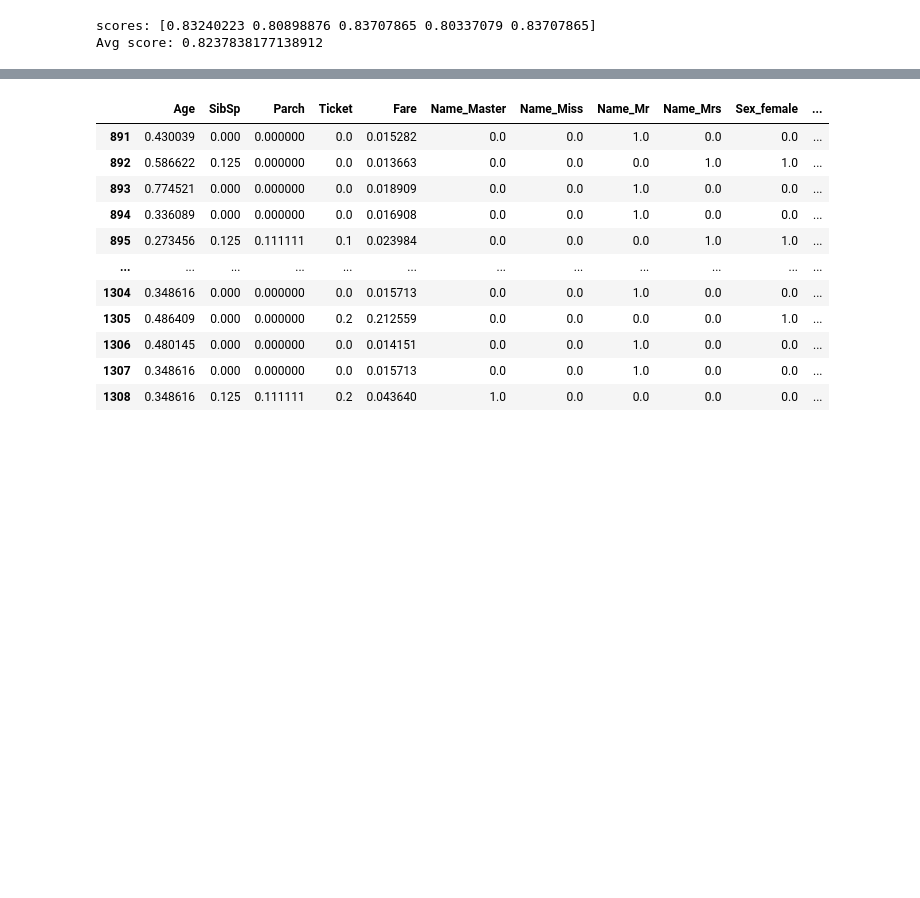
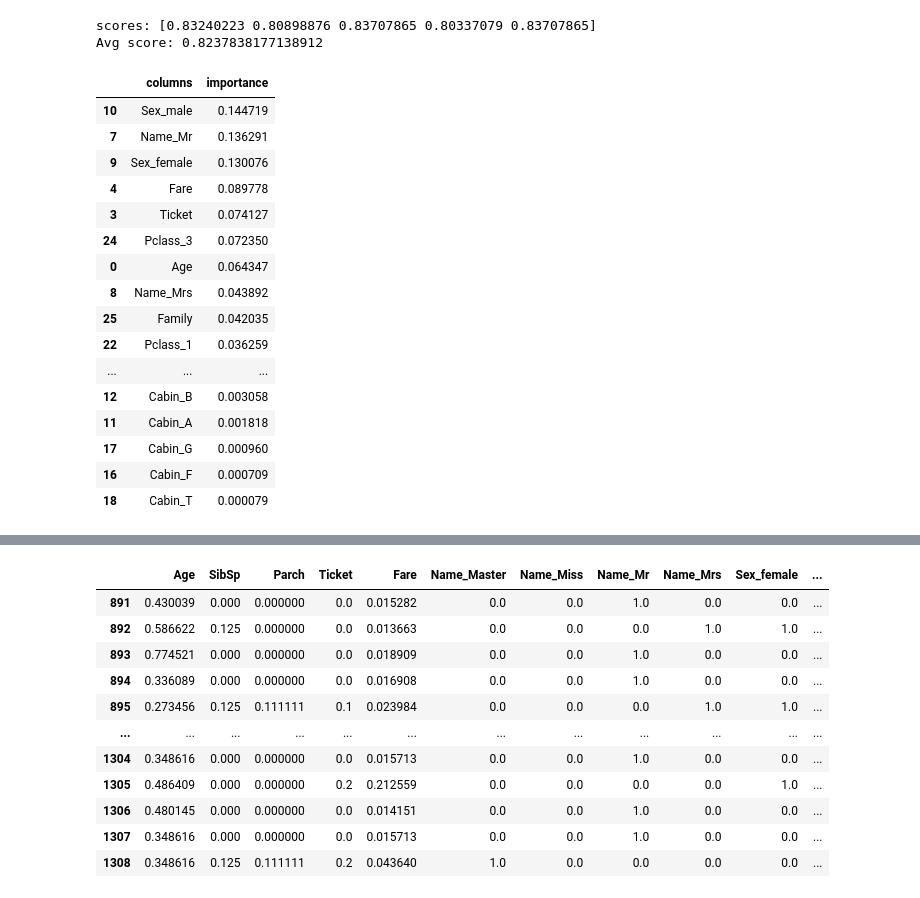
Before and after one commit to bkytpe/MachineLearning, a Jupyter notebook: Titanic.ipynb, the cells around one changed output, grey strips where cells are left out. Saved outputs shown, nothing was run; the diff lists cells and outputs as text; code cells hidden in the pictures; blank space fills up the shorter version.

```diff
--- a/Titanic.ipynb
+++ b/Titanic.ipynb
@@ -202,3 +202,26 @@ df = pd.DataFrame({
     "Survived":pre
 })
 df.to_csv("rf.csv", encoding="utf-8", index=False)
+# %%
+pd.DataFrame(
+    {"columns":datas.columns,
+     "importance":clf.feature_importances_}
+).sort_values(["importance"],ascending = False)
+# %% [output]
+|  | columns | importance |
+| 10 | Sex_male | 0.144719 |
+| 7 | Name_Mr | 0.136291 |
+| 9 | Sex_female | 0.130076 |
+| 4 | Fare | 0.089778 |
+| 3 | Ticket | 0.074127 |
+| 24 | Pclass_3 | 0.072350 |
+| 0 | Age | 0.064347 |
+| 8 | Name_Mrs | 0.043892 |
+| 25 | Family | 0.042035 |
+| 22 | Pclass_1 | 0.036259 |
+| ... | ... | ... |
+| 12 | Cabin_B | 0.003058 |
+| 11 | Cabin_A | 0.001818 |
+| 17 | Cabin_G | 0.000960 |
+| 16 | Cabin_F | 0.000709 |
+| 18 | Cabin_T | 0.000079 |
```
Also changed, not shown: parts of 3 cells of this notebook.
